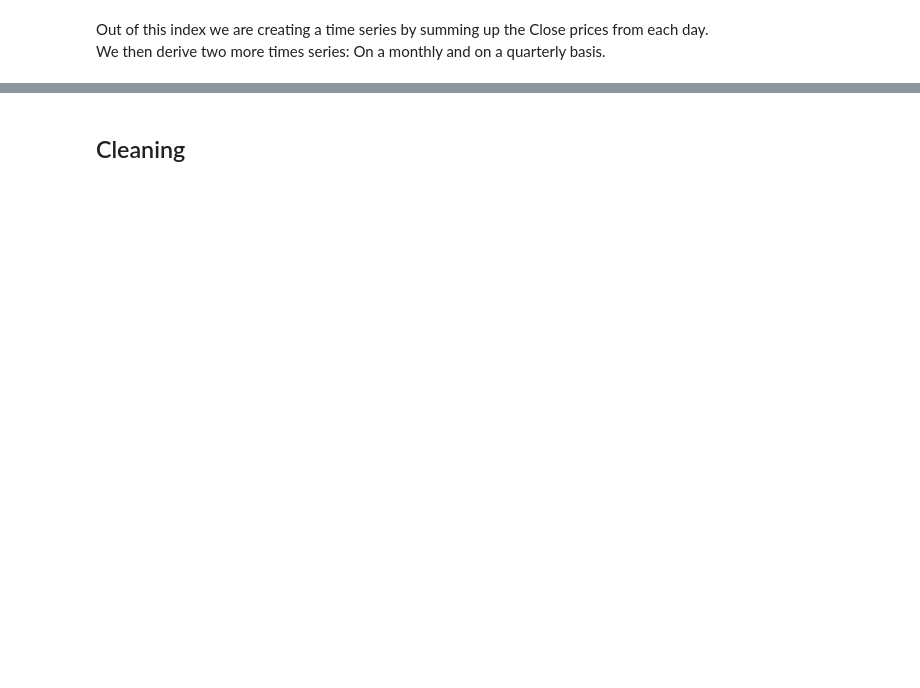
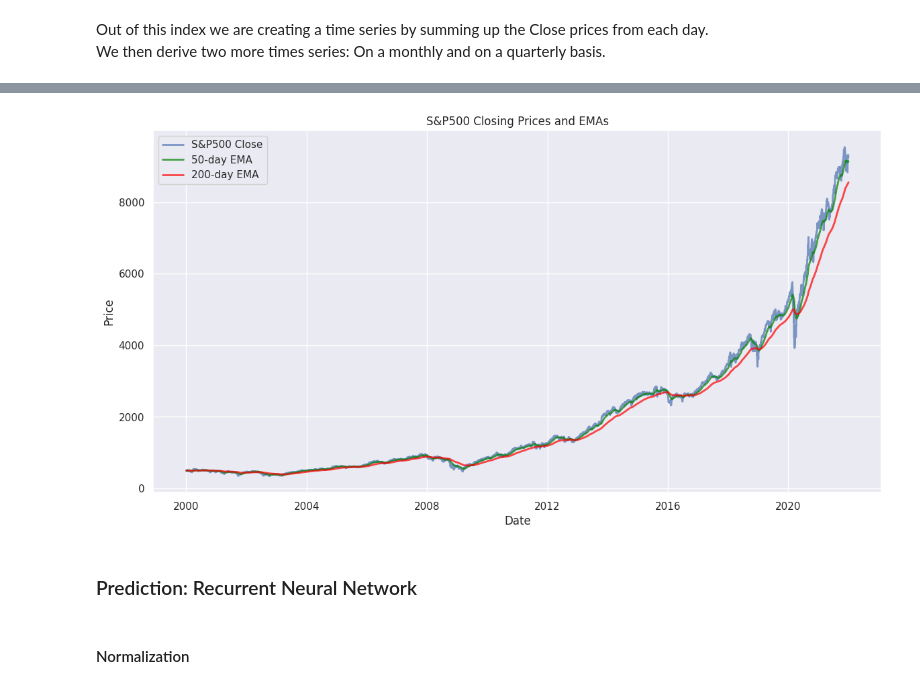
Before and after one commit to christofkaelin/ca683-project-group-1, a Jupyter notebook: CA683_Project_Group1.ipynb, the cells around one changed output, grey strips where cells are left out. Saved outputs shown, nothing was run; the diff lists cells and outputs as text; code cells hidden in the pictures; blank space fills up the shorter version.

```diff
--- a/CA683_Project_Group1.ipynb
+++ b/CA683_Project_Group1.ipynb
@@ -443,0 +337,7 @@ demographics.csv    100%[===================>]   1.47M  4.29MB/s    in 0.3s
+# %%
+# Calculate the 50 and 200-day EMA for AAPL's closing price
+ts_ema = ts_train
+ts_ema['50-day EMA'] = ts_ema['Close'].ewm(span=50, adjust=False).mean()
+ts_ema['200-day EMA'] = ts_ema['Close'].ewm(span=200, adjust=False).mean()
+
+ts_ema.tail()  # Most recent EMA values
@@ -444,2 +361,25 @@ demographics.csv    100%[===================>]   1.47M  4.29MB/s    in 0.3s
+# %%
+# Set the figure size
+plt.figure(figsize=(14, 7))
+
+# Plot the closing prices
+plt.plot(ts_ema['Date'], ts_ema['Close'], label='S&P500 Close', linewidth=2, alpha=0.7)
+
+# Plot all the EMAs
+plt.plot(ts_ema['Date'], ts_ema['50-day EMA'], label='50-day EMA', linewidth=2, alpha=0.7, color='green')
+plt.plot(ts_ema['Date'], ts_ema['200-day EMA'], label='200-day EMA', linewidth=2, alpha=0.7, color='red')
+
+# Adding titles and labels
+plt.title('S&P500 Closing Prices and EMAs')
+plt.xlabel('Date')
+plt.ylabel('Price')
+plt.legend()
+
+# Show the plot
+plt.show()
+# %% [output]
+[figure, added]
+# %% [markdown]
+### Prediction: Recurrent Neural Network
 # %% [markdown]
-## Cleaning
+#### Normalization
```
Also changed, not shown: parts of 58 cells of this notebook.
